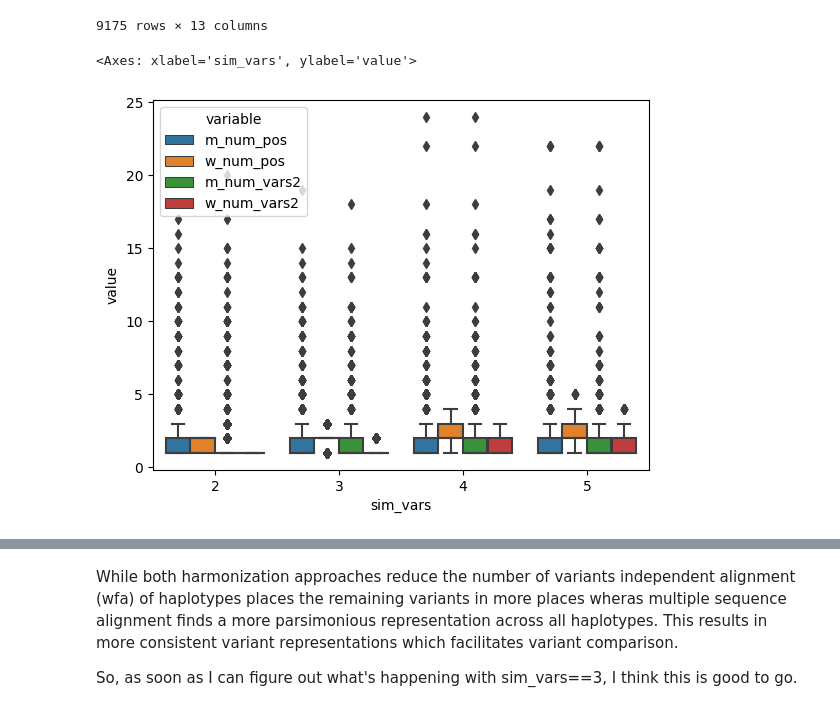
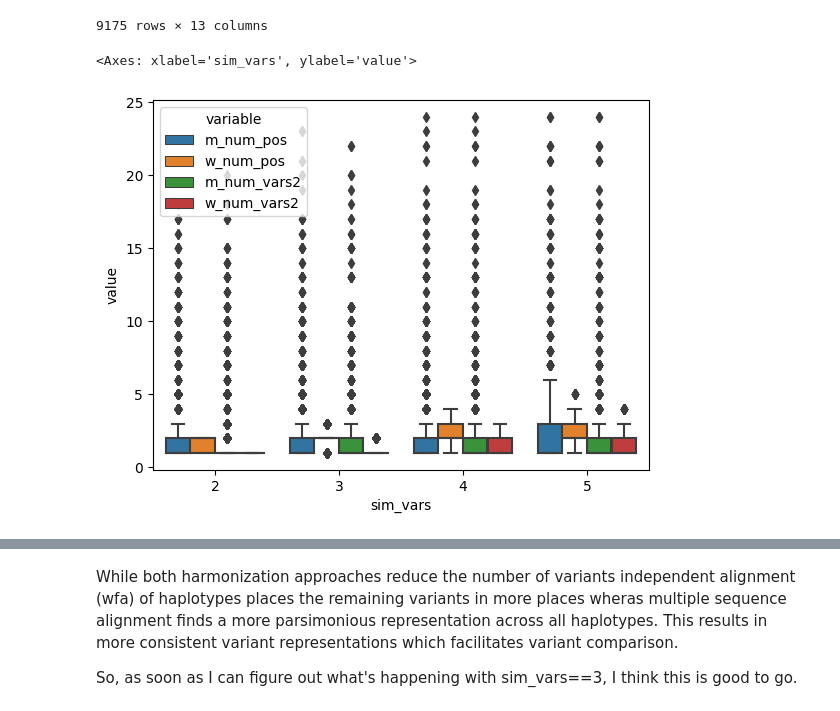
Before and after one commit to ACEnglish/adotto, a Jupyter notebook: manuscript/synthetic_trs/SplitSimulation.ipynb, the cells around one changed output, grey strips where cells are left out. Cells and saved outputs as stored; diff of their text form; code cells hidden in the pictures.

```diff
--- a/manuscript/synthetic_trs/SplitSimulation.ipynb
+++ b/manuscript/synthetic_trs/SplitSimulation.ipynb
@@ -32,8 +32,8 @@ data[data['sim_vars'] == 3]
 | 29998 | 5 | 1 | ATATATATTATATATGGCTG | 2 | 1 | 3 | 3 | 1 | ... |
 9175 rows × 13 columns
 # %%
-m = data[(data['num_changes'] < 2)].melt(id_vars=['sim_vars'], value_vars=['m_num_pos', 'w_num_pos', 'm_num_vars2', 'w_num_vars2'])
+m = data.melt(id_vars=['sim_vars'], value_vars=['m_num_pos', 'w_num_pos', 'm_num_vars2', 'w_num_vars2'])
 sb.boxplot(data=m, x="sim_vars", y='value', hue='variable')
 # %% [output]
 <Axes: xlabel='sim_vars', ylabel='value'>
-[figure, old version]
+[figure, new version]
```
Also changed, not shown: parts of 2 cells of this notebook, 4 other files.
